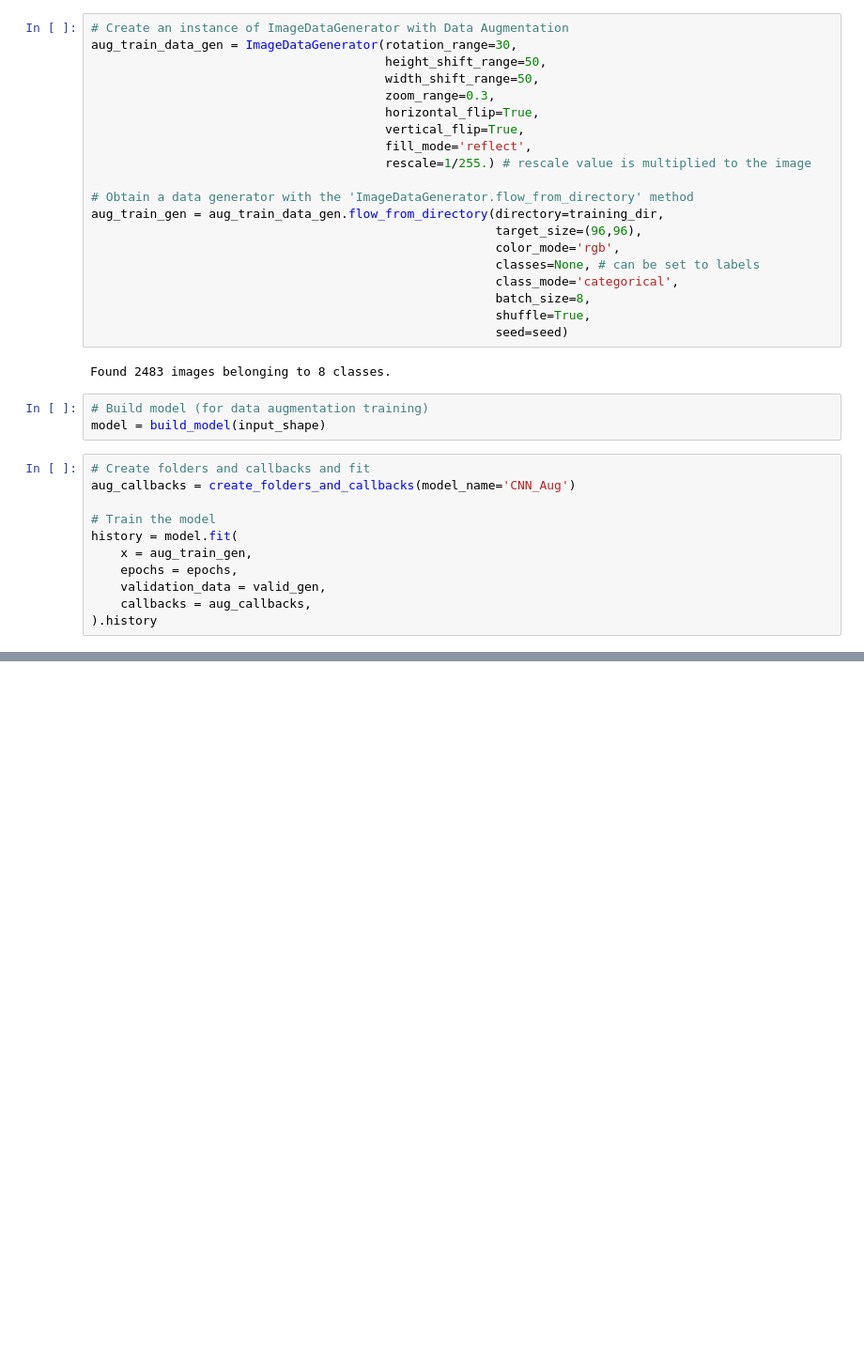
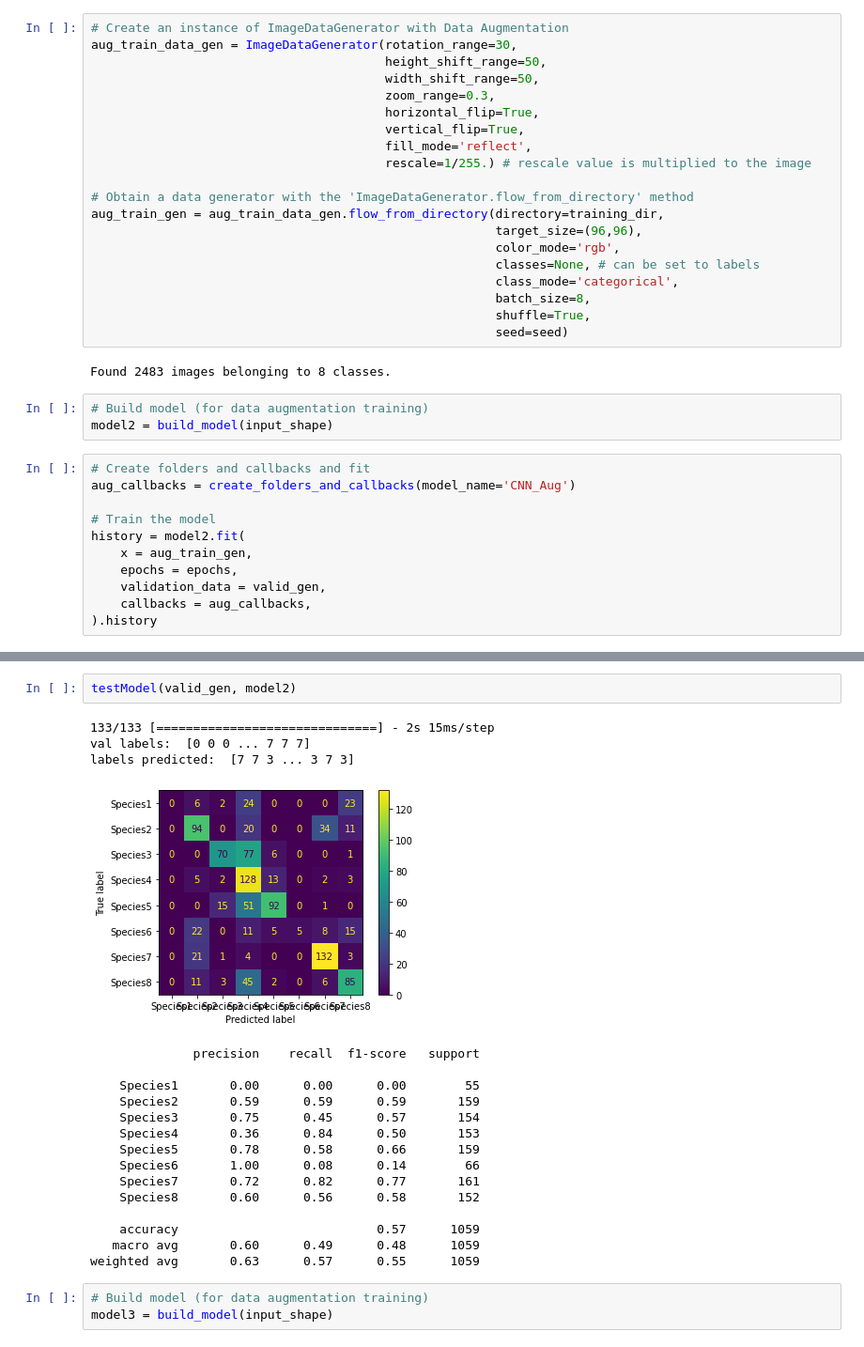
Before and after one commit to maurofama99/AN2DL_Homeworks, a Jupyter notebook: ANN_challenge1.ipynb, the cells around one changed output, grey strips where cells are left out. Shown at 94% size. Saved outputs shown, nothing was run; the diff lists cells and outputs as text; blank space fills up the shorter version.

```diff
--- a/ANN_challenge1.ipynb
+++ b/ANN_challenge1.ipynb
@@ -1086,13 +1124,13 @@ aug_train_gen = aug_train_data_gen.flow_from_directory(directory=training_dir,
 Found 2483 images belonging to 8 classes.
 # %%
 # Build model (for data augmentation training)
-model = build_model(input_shape)
+model2 = build_model(input_shape)
 # %%
 # Create folders and callbacks and fit
 aug_callbacks = create_folders_and_callbacks(model_name='CNN_Aug')
 
 # Train the model
-history = model.fit(
+history = model2.fit(
     x = aug_train_gen,
     epochs = epochs,
     validation_data = valid_gen,
@@ -1122,2 +1160,26 @@ model.save("data_augmentation_experiments/CNN_Aug_Best")
 # %% [output]
 WARNING:absl:Found untraced functions such as _jit_compiled_convolution_op, _jit_compiled_convolution_op, _jit_compiled_convolution_op, _jit_compiled_convolution_op, _jit_compiled_convolution_op while ...
+# %%
+testModel(valid_gen, model2)
+# %% [output]
+133/133 [==============================] - 2s 15ms/step
+val labels:  [0 0 0 ... 7 7 7]
+labels predicted:  [7 7 3 ... 3 7 3]
+[figure, added]
+              precision    recall  f1-score   support
+
+    Species1       0.00      0.00      0.00        55
+    Species2       0.59      0.59      0.59       159
+    Species3       0.75      0.45      0.57       154
+    Species4       0.36      0.84      0.50       153
+    Species5       0.78      0.58      0.66       159
+    Species6       1.00      0.08      0.14        66
+    Species7       0.72      0.82      0.77       161
+    Species8       0.60      0.56      0.58       152
+
+    accuracy                           0.57      1059
+   macro avg       0.60      0.49      0.48      1059
+weighted avg       0.63      0.57      0.55      1059
+# %%
+# Build model (for data augmentation training)
+model3 = build_model(input_shape)
```
Also changed, not shown: parts of 10 cells of this notebook.
